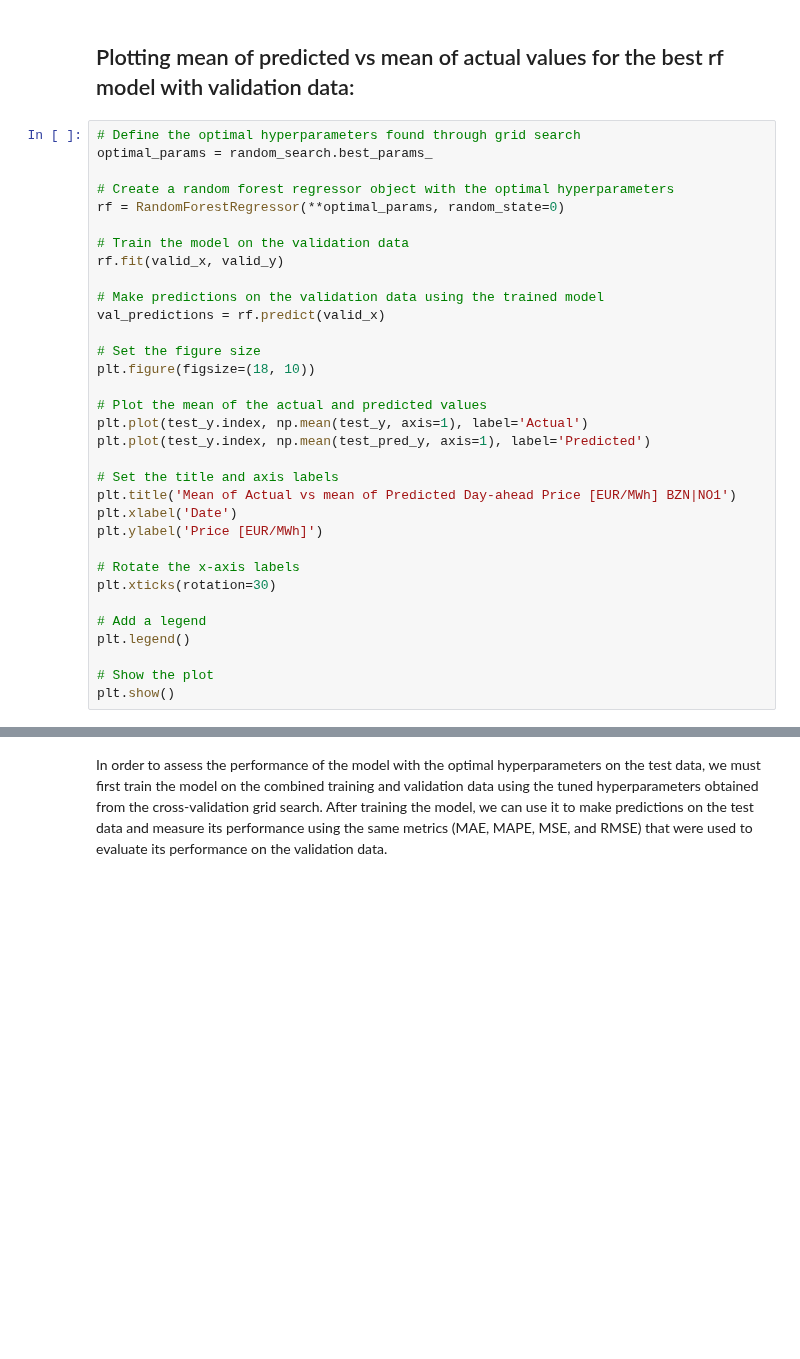
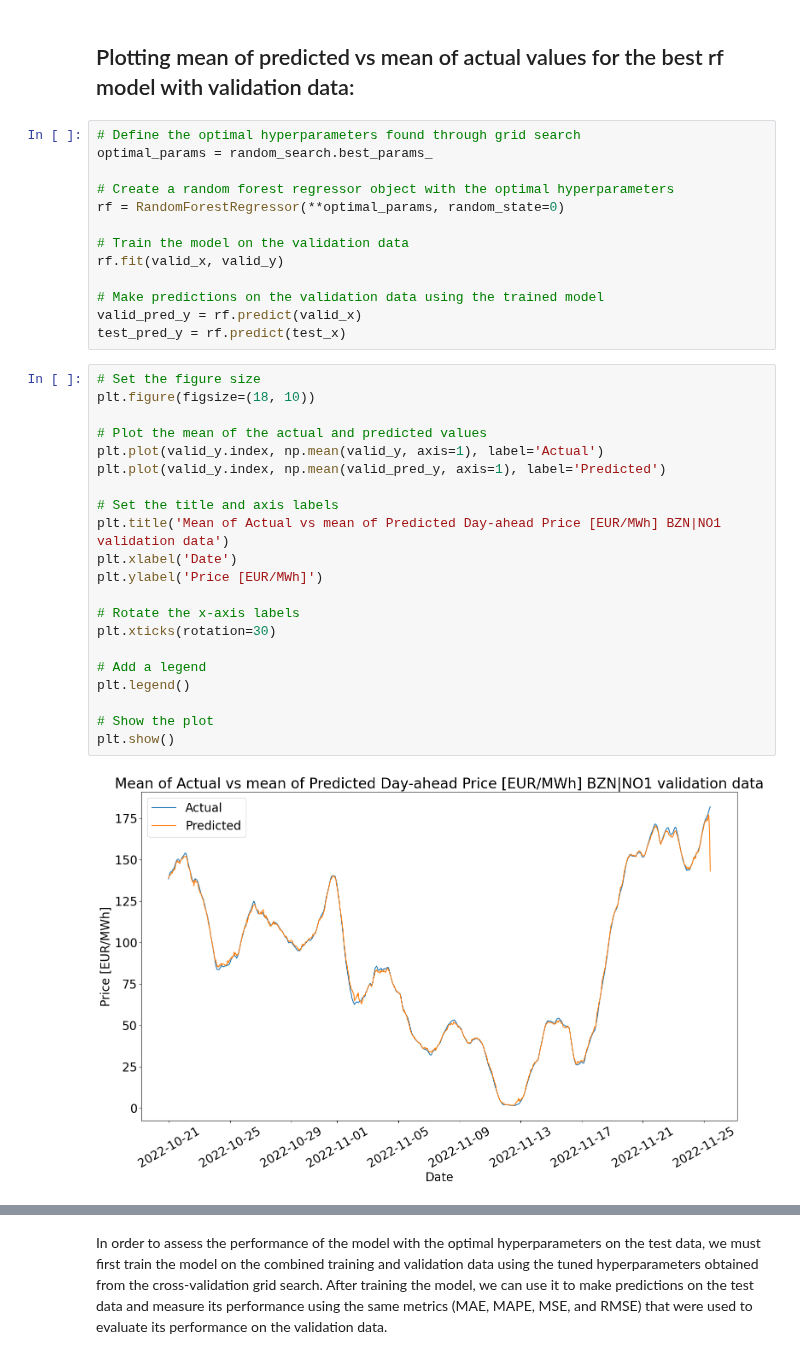
Before and after one commit to HIOF-Bachelor-Project-Group-7/Time-series-energy-price-prediction-bidding-zone-N01, a Jupyter notebook: code/RandomForestRegressor.ipynb, the cells around one changed output, grey strips where cells are left out. Cells and saved outputs as stored; diff of their text form; blank space fills up the shorter version.

```diff
--- a/code/RandomForestRegressor.ipynb
+++ b/code/RandomForestRegressor.ipynb
@@ -281,25 +333,28 @@ rf = RandomForestRegressor(**optimal_params, random_state=0)
 rf.fit(valid_x, valid_y)
 
 # Make predictions on the validation data using the trained model
-val_predictions = rf.predict(valid_x)
-
-# Set the figure size
-plt.figure(figsize=(18, 10))
-
-# Plot the mean of the actual and predicted values
-plt.plot(test_y.index, np.mean(test_y, axis=1), label='Actual')
-plt.plot(test_y.index, np.mean(test_pred_y, axis=1), label='Predicted')
-
-# Set the title and axis labels
-plt.title('Mean of Actual vs mean of Predicted Day-ahead Price [EUR/MWh] BZN|NO1')
-plt.xlabel('Date')
-plt.ylabel('Price [EUR/MWh]')
-
-# Rotate the x-axis labels
-plt.xticks(rotation=30)
-
-# Add a legend
-plt.legend()
-
-# Show the plot
-plt.show()
+valid_pred_y = rf.predict(valid_x)
+test_pred_y = rf.predict(test_x)
+# %%
+# Set the figure size
+plt.figure(figsize=(18, 10))
+
+# Plot the mean of the actual and predicted values
+plt.plot(valid_y.index, np.mean(valid_y, axis=1), label='Actual')
+plt.plot(valid_y.index, np.mean(valid_pred_y, axis=1), label='Predicted')
+
+# Set the title and axis labels
+plt.title('Mean of Actual vs mean of Predicted Day-ahead Price [EUR/MWh] BZN|NO1 validation data')
+plt.xlabel('Date')
+plt.ylabel('Price [EUR/MWh]')
+
+# Rotate the x-axis labels
+plt.xticks(rotation=30)
+
+# Add a legend
+plt.legend()
+
+# Show the plot
+plt.show()
+# %% [output]
+[figure, added]
```
Also changed, not shown: parts of 22 cells of this notebook, 1 other file.
